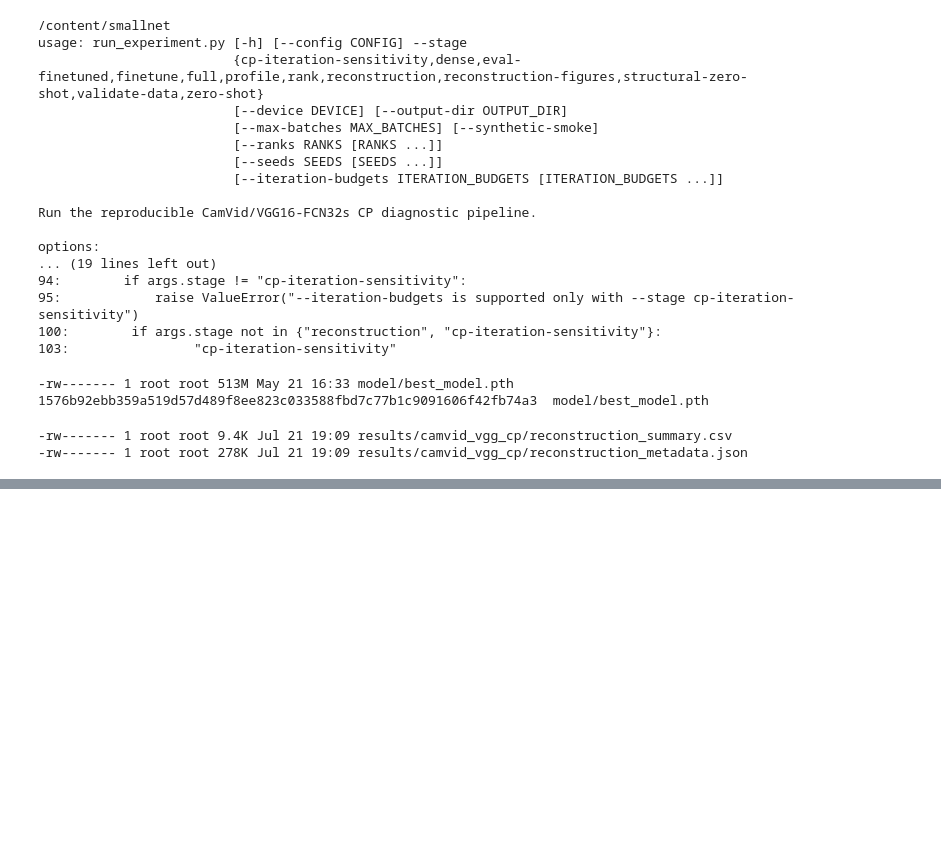
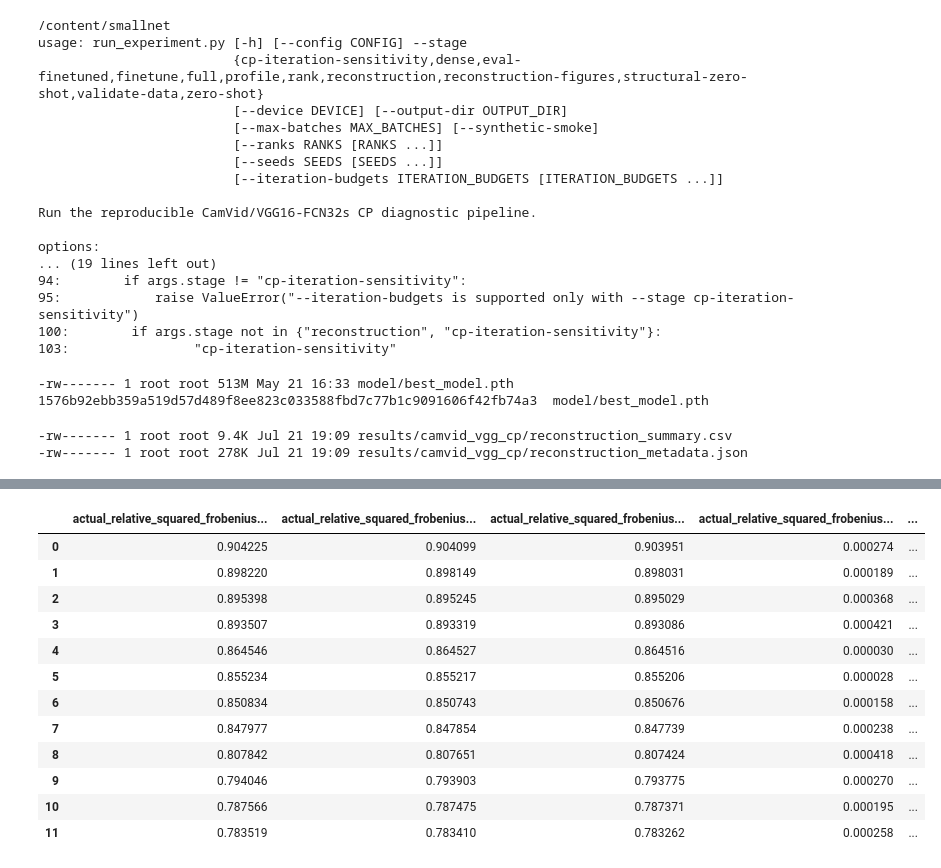
Before and after one commit to SepehrAkbari/smallnet, a Jupyter notebook: colab/n2.ipynb, the cells around one changed output, grey strips where cells are left out. Saved outputs shown, nothing was run; the diff lists cells and outputs as text; code cells hidden in the pictures; blank space fills up the shorter version.

```diff
--- a/colab/n2.ipynb
+++ b/colab/n2.ipynb
@@ -95,0 +487,25 @@ GPU: None
+# %%
+rank_summary = pd.read_csv(
+    "results/camvid_vgg_cp/"
+    "cp_iteration_sensitivity_rank_summary.csv"
+)
+
+display(
+    rank_summary.sort_values(
+        ["rank", "iteration_budget"]
+    )
+)
+# %% [output]
+|  | actual_relative_squared_frobenius... | actual_relative_squared_frobenius... | actual_relative_squared_frobenius... | actual_relative_squared_frobenius... | ... |
+| 0 | 0.904225 | 0.904099 | 0.903951 | 0.000274 | ... |
+| 1 | 0.898220 | 0.898149 | 0.898031 | 0.000189 | ... |
+| 2 | 0.895398 | 0.895245 | 0.895029 | 0.000368 | ... |
+| 3 | 0.893507 | 0.893319 | 0.893086 | 0.000421 | ... |
+| 4 | 0.864546 | 0.864527 | 0.864516 | 0.000030 | ... |
+| 5 | 0.855234 | 0.855217 | 0.855206 | 0.000028 | ... |
+| 6 | 0.850834 | 0.850743 | 0.850676 | 0.000158 | ... |
+| 7 | 0.847977 | 0.847854 | 0.847739 | 0.000238 | ... |
+| 8 | 0.807842 | 0.807651 | 0.807424 | 0.000418 | ... |
+| 9 | 0.794046 | 0.793903 | 0.793775 | 0.000270 | ... |
+| 10 | 0.787566 | 0.787475 | 0.787371 | 0.000195 | ... |
+| 11 | 0.783519 | 0.783410 | 0.783262 | 0.000258 | ... |
```
Also changed, not shown: parts of 23 cells of this notebook.
